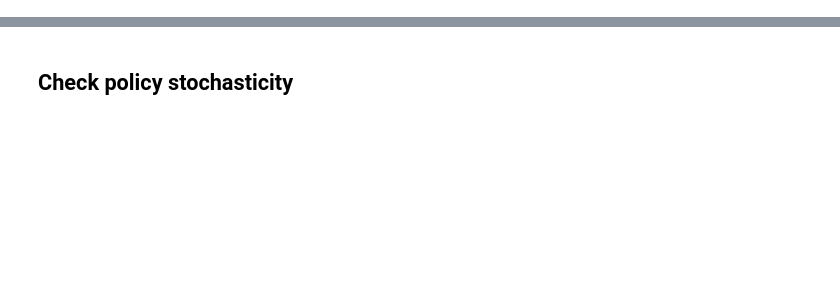
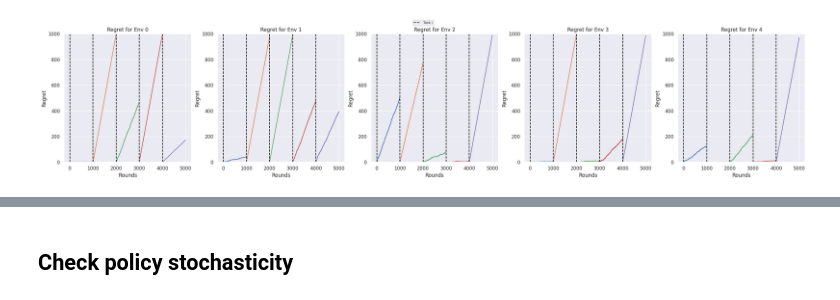
Before and after one commit to chanb/scaling_jax, a Jupyter notebook: check_eval.ipynb, the cells around one changed output, grey strips where cells are left out. Drawn from its saved outputs; the diff is of its cells as text; code cells hidden in the pictures; blank space fills up the shorter version.

```diff
--- a/check_eval.ipynb
+++ b/check_eval.ipynb
@@ -4,18 +4,20 @@ os.environ["JAX_PLATFORM_NAME"] = "cpu"
 # %%
 import dill
 
+import seaborn as sns
 import matplotlib.pyplot as plt
 import numpy as np
+
+sns.set(style="ticks")
+sns.set_theme()
 # %%
 base_path = "/home/bryanpu1/projects/aaai_2026/scaling_jax/results"
 
 algo_name = "bandit_ad"
-# No sink + weight decay 1e-4
-run_name = "adamw-06-06-25_09_56_26-8373a959-1e98-4fe9-bedb-bd9a3e42a6b5"
+run_name = "adamw-06-09-25_10_17_25-dd55f7aa-c8f9-49f9-b58c-a8af9d8e6d69"
 
-
-# algo_name = "bandit_dpt"
-# run_name = "adamw-06-06-25_10_57_39-481d2657-cdef-494c-ad5d-b8f73e53cf7e"
+algo_name = "bandit_dpt"
+run_name = "adamw-06-09-25_10_12_16-0accc7c0-d4f9-42ae-b70e-8b3c590d90e1"
 # %%
 data = dill.load(open(f"{base_path}/{algo_name}/{run_name}/eval_info.dill", "rb"))
 # %%
@@ -51,32 +55,35 @@ elif algo_name.startswith("bandit"):
         axes[env_i].set_title(f"Regret for Env {env_i}")
         axes[env_i].set_xlabel("Rounds")
         axes[env_i].set_ylabel("Regret")
 
         for task_i in range(int(np.ceil(num_eps / switch_freq))):
             rews = np.cumsum(
                 data["episode_returns"][env_i, task_i * switch_freq:(task_i + 1) * switch_freq],
                 axis=-1,
             )
             xrange = np.arange(min(switch_freq, len(rews)))
             opt = (xrange + 1) * np.max(data["env_params"][env_i, task_i], axis=-1)
             regret = opt - rews
             axes[env_i].plot(task_i * switch_freq + xrange, regret)
 
             axes[env_i].axvline(
                 x=task_i * switch_freq,
                 label=f"Task i" if task_i == 0 and env_i == 0 else "",
                 linestyle="--",
                 color="black"
             )
+        axes[env_i].set_ylim(0, 1000)
 
     fig.legend(
         bbox_to_anchor=(0.0, 1.0, 1.0, 0.0),
         loc="lower center",
         ncols=5,
         borderaxespad=0.0,
         frameon=True,
         fontsize="8",
     )
     fig.show()
+# %% [output]
+[figure, added]
 # %%
 print(data["action_counts"])
```
Also changed, not shown: parts of 6 cells of this notebook, 5 other files.
